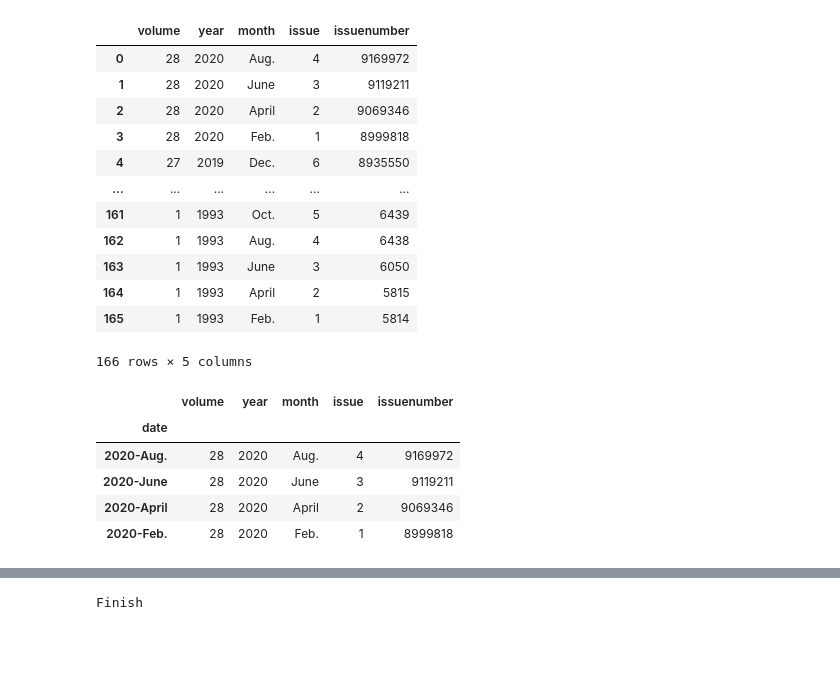
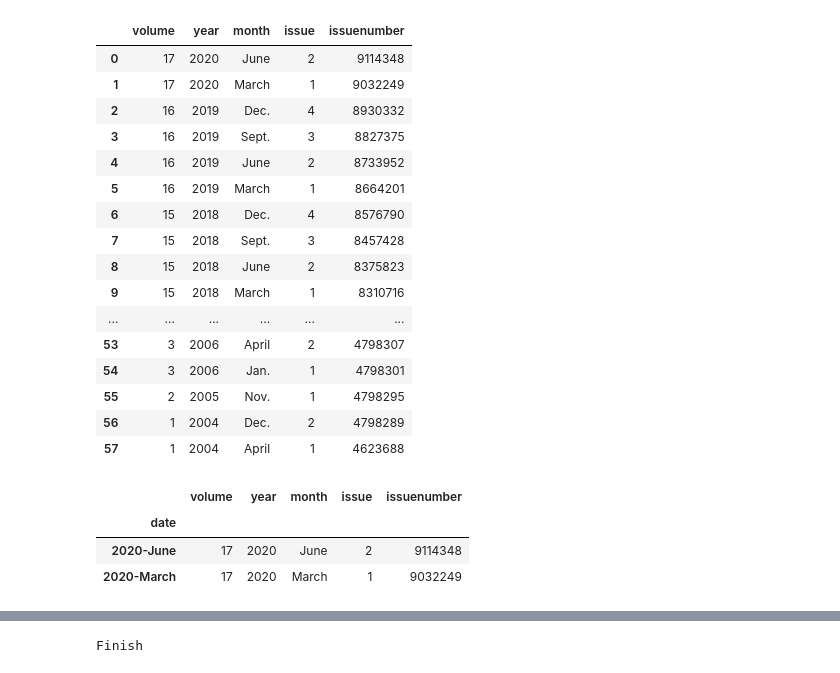
Before and after one commit to lzyhululu/Analysis-with-Impact-Factor, a Jupyter notebook: spider_1.ipynb, the cells around one changed output, grey strips where cells are left out. Cells and saved outputs as stored; diff of their text form; code cells hidden in the pictures; blank space fills up the shorter version.

```diff
--- a/spider_1.ipynb
+++ b/spider_1.ipynb
@@ -4,47 +4,51 @@
 import requests
 import re
 import pandas as pd
 import numpy as np
 import xlwt
 from lxml import etree
 import json
 
 gheaders = {
-    'Referer': 'https://ieeexplore.ieee.org/xpl/issues?punumber=90&isnumber=9169972',#网站反爬
+    'Referer': 'https://ieeexplore.ieee.org/xpl/issues?punumber=4275028&isnumber=9114348',#网站反爬
     'User-Agent': 'Mozilla/5.0 (Windows NT 10.0; Win64; x64) AppleWebKit/537.36 (KHTML, like Gecko) Chrome/83.0.4103.97 Safari/537.36'
     }
-res = requests.get('https://ieeexplore.ieee.org/rest/publication/90/regular-issues',headers=gheaders)
+res = requests.get('https://ieeexplore.ieee.org/rest/publication/4275028/regular-issues',headers=gheaders)
 data = res.text
 
 volume = re.findall('"volume":"(.*?)","issue":".*?".*?,"issueNumber":.*?,.*?"year":".*?","month":".*?"',data)
 issue = re.findall('"volume":".*?","issue":"(.*?)".*?,"issueNumber":.*?,.*?"year":".*?","month":".*?"',data)
 issuenumber = re.findall('"volume":".*?","issue":".*?".*?,"issueNumber":(.*?),.*?.*?"year":".*?","month":".*?"',data)
 year = re.findall('"volume":".*?","issue":".*?".*?,"issueNumber":.*?,.*?"year":"(.*?)","month":".*?"',data)
 month = re.findall('"volume":".*?","issue":".*?".*?,"issueNumber":.*?,.*?"year":".*?","month":"(.*?)"',data)
 
 data_all = {
     'volume':np.array(volume),
     'year':np.array(year),
     'month':np.array(month),
     'issue':np.array(issue),
     'issuenumber':np.array(issuenumber)
 }
 da = pd.DataFrame(data_all)
 da
 # %% [output]
 |  | volume | year | month | issue | issuenumber |
-| 0 | 28 | 2020 | Aug. | 4 | 9169972 |
-| 1 | 28 | 2020 | June | 3 | 9119211 |
-| 2 | 28 | 2020 | April | 2 | 9069346 |
-| 3 | 28 | 2020 | Feb. | 1 | 8999818 |
-| 4 | 27 | 2019 | Dec. | 6 | 8935550 |
+| 0 | 17 | 2020 | June | 2 | 9114348 |
+| 1 | 17 | 2020 | March | 1 | 9032249 |
+| 2 | 16 | 2019 | Dec. | 4 | 8930332 |
+| 3 | 16 | 2019 | Sept. | 3 | 8827375 |
+| 4 | 16 | 2019 | June | 2 | 8733952 |
+| 5 | 16 | 2019 | March | 1 | 8664201 |
+| 6 | 15 | 2018 | Dec. | 4 | 8576790 |
+| 7 | 15 | 2018 | Sept. | 3 | 8457428 |
+| 8 | 15 | 2018 | June | 2 | 8375823 |
+| 9 | 15 | 2018 | March | 1 | 8310716 |
 | ... | ... | ... | ... | ... | ... |
-| 161 | 1 | 1993 | Oct. | 5 | 6439 |
-| 162 | 1 | 1993 | Aug. | 4 | 6438 |
-| 163 | 1 | 1993 | June | 3 | 6050 |
-| 164 | 1 | 1993 | April | 2 | 5815 |
-| 165 | 1 | 1993 | Feb. | 1 | 5814 |
+| 53 | 3 | 2006 | April | 2 | 4798307 |
+| 54 | 3 | 2006 | Jan. | 1 | 4798301 |
+| 55 | 2 | 2005 | Nov. | 1 | 4798295 |
+| 56 | 1 | 2004 | Dec. | 2 | 4798289 |
+| 57 | 1 | 2004 | April | 1 | 4623688 |
-166 rows × 5 columns
 # %%
 import requests
 import re
@@ -76,10 +80,8 @@ da.loc[find_year,:]
 # %% [output]
 |  | volume | year | month | issue | issuenumber |
 | date |  |  |  |  |  |
-| 2020-Aug. | 28 | 2020 | Aug. | 4 | 9169972 |
-| 2020-June | 28 | 2020 | June | 3 | 9119211 |
-| 2020-April | 28 | 2020 | April | 2 | 9069346 |
-| 2020-Feb. | 28 | 2020 | Feb. | 1 | 8999818 |
+| 2020-June | 17 | 2020 | June | 2 | 9114348 |
+| 2020-March | 17 | 2020 | March | 1 | 9032249 |
 # %%
 issuenum
 # %% [output]
```
Also changed, not shown: parts of 10 cells of this notebook.
